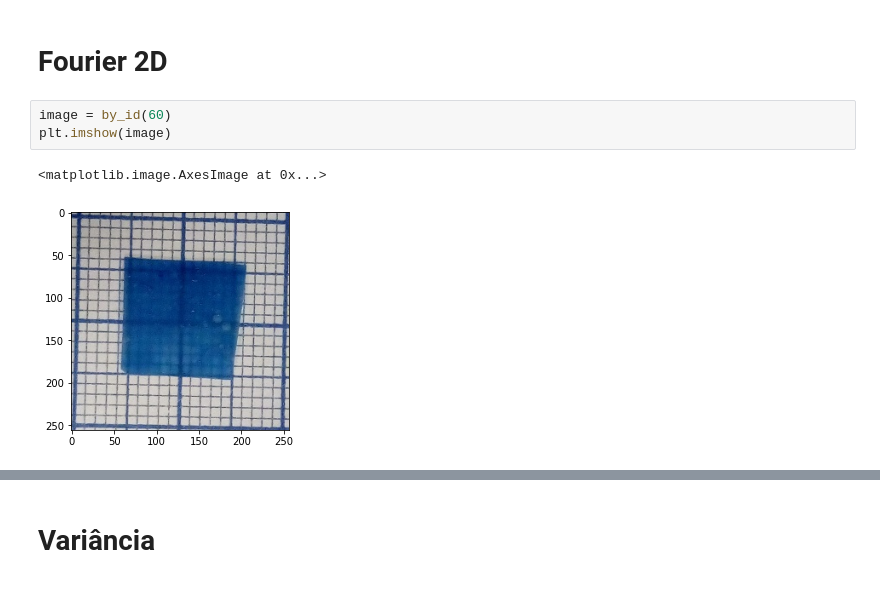
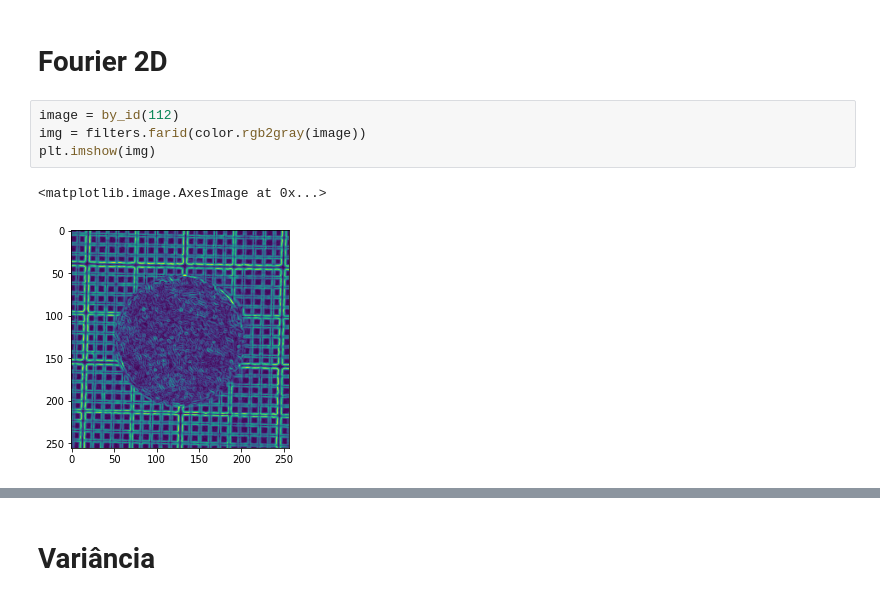
Before and after one commit to JairoSSantos/PAC-project, a Jupyter notebook: cnn/seg_tests.ipynb, the cells around one changed output, grey strips where cells are left out. Drawn from its saved outputs; the diff is of its cells as text.

Commit message:
testing farid filter and fourier2d

```diff
--- a/cnn/seg_tests.ipynb
+++ b/cnn/seg_tests.ipynb
@@ -106,8 +95,9 @@ def freq_peaks(image):
 # %% [markdown]
 # Fourier 2D
 # %%
-image = by_id(60)
-plt.imshow(image)
+image = by_id(112)
+img = filters.farid(color.rgb2gray(image))
+plt.imshow(img)
 # %% [output]
 <matplotlib.image.AxesImage at 0x...>
-[figure, old version]
+[figure, new version]
```
Also changed, not shown: parts of 39 cells of this notebook.
